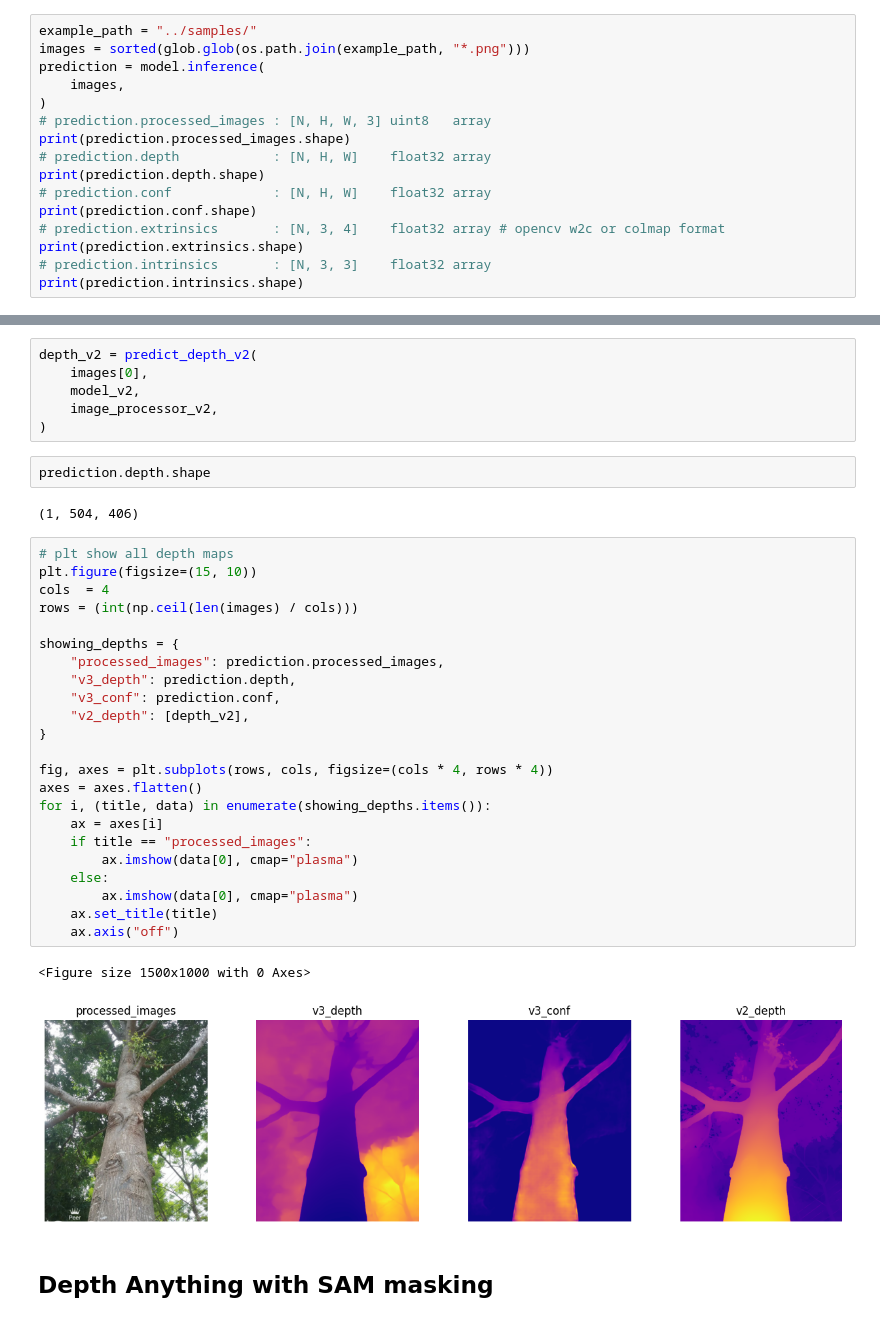
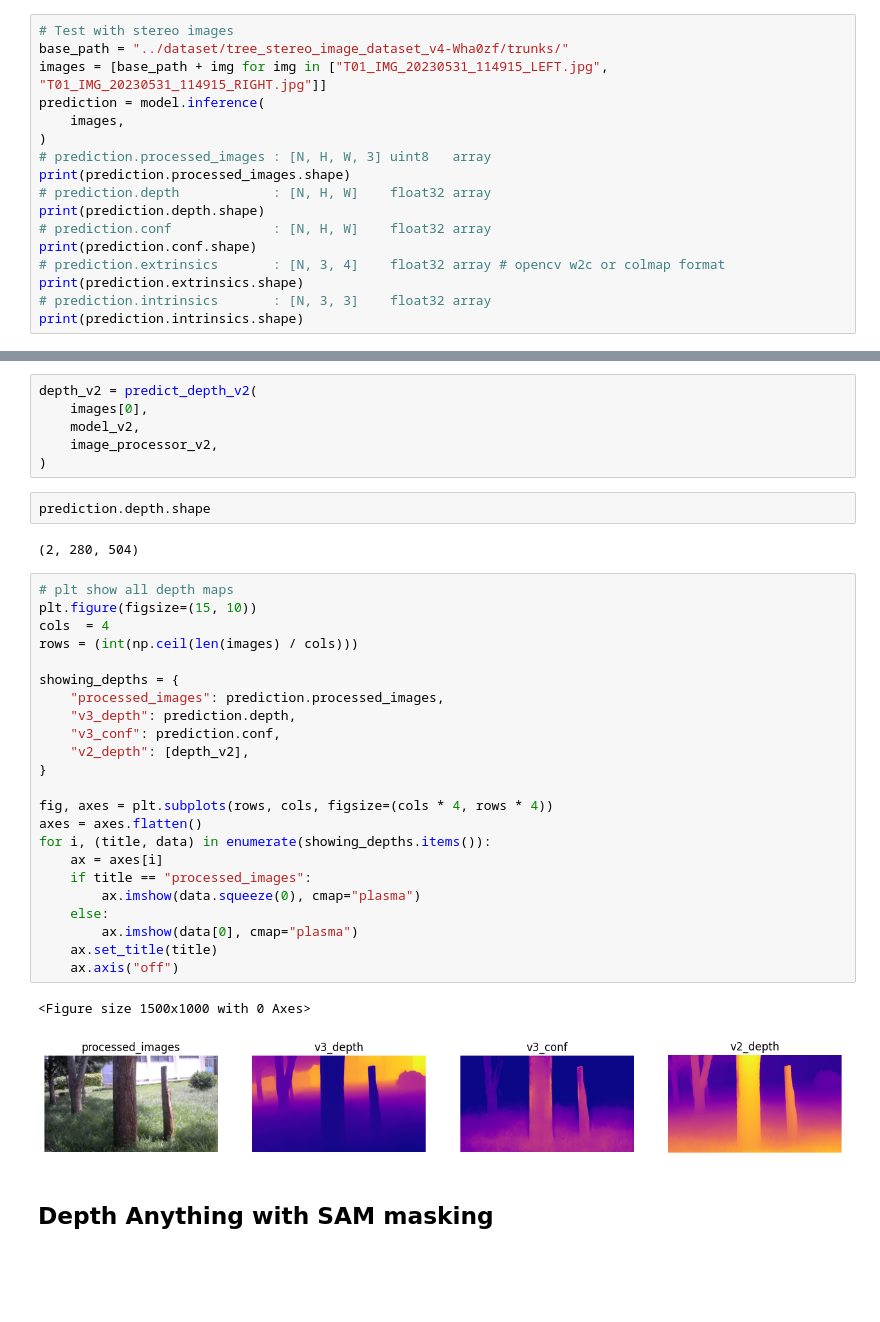
Before and after one commit to ovenmakemeheat/BKS-plant-search, a Jupyter notebook: notebooks/depth-anything-v3-example.ipynb, the cells around one changed output, grey strips where cells are left out. Saved outputs shown, nothing was run; the diff lists cells and outputs as text; blank space fills up the shorter version.

Commit message:
feat: depth dataset generation

```diff
--- a/notebooks/depth-anything-v3-example.ipynb
+++ b/notebooks/depth-anything-v3-example.ipynb
@@ -70,8 +78,9 @@ model_v2 = AutoModelForDepthEstimation.from_pretrained("depth-anything/Depth-Any
 # %% [output]
 The image processor of type `DPTImageProcessor` is now loaded as a fast processor by default, even if the model checkpoint was saved with a slow processor. This is a breaking change and may produce sl ...
 # %%
-example_path = "../samples/"
-images = sorted(glob.glob(os.path.join(example_path, "*.png")))
+# Test with stereo images
+base_path = "../dataset/tree_stereo_image_dataset_v4-Wha0zf/trunks/"
+images = [base_path + img for img in ["T01_IMG_20230531_114915_LEFT.jpg", "T01_IMG_20230531_114915_RIGHT.jpg"]]
 prediction = model.inference(
     images,
 )
@@ -103,33 +112,33 @@ depth_v2 = predict_depth_v2(
 # %%
 prediction.depth.shape
 # %% [output]
-(1, 504, 406)
+(2, 280, 504)
 # %%
 # plt show all depth maps
 plt.figure(figsize=(15, 10))
 cols  = 4
 rows = (int(np.ceil(len(images) / cols)))
 
 showing_depths = {
     "processed_images": prediction.processed_images,
     "v3_depth": prediction.depth,
     "v3_conf": prediction.conf,
     "v2_depth": [depth_v2],
 }
 
 fig, axes = plt.subplots(rows, cols, figsize=(cols * 4, rows * 4))
 axes = axes.flatten()
 for i, (title, data) in enumerate(showing_depths.items()):
     ax = axes[i]
     if title == "processed_images":
-        ax.imshow(data[0], cmap="plasma")
+        ax.imshow(data.squeeze(0), cmap="plasma")
     else:
         ax.imshow(data[0], cmap="plasma")
     ax.set_title(title)
     ax.axis("off")
 # %% [output]
 <Figure size 1500x1000 with 0 Axes>
-[figure, old version]
+[figure, new version]
 # %% [markdown]
 ## Depth Anything with SAM masking
 # %%
```
Also changed, not shown: parts of 10 cells of this notebook, 4 other files.
